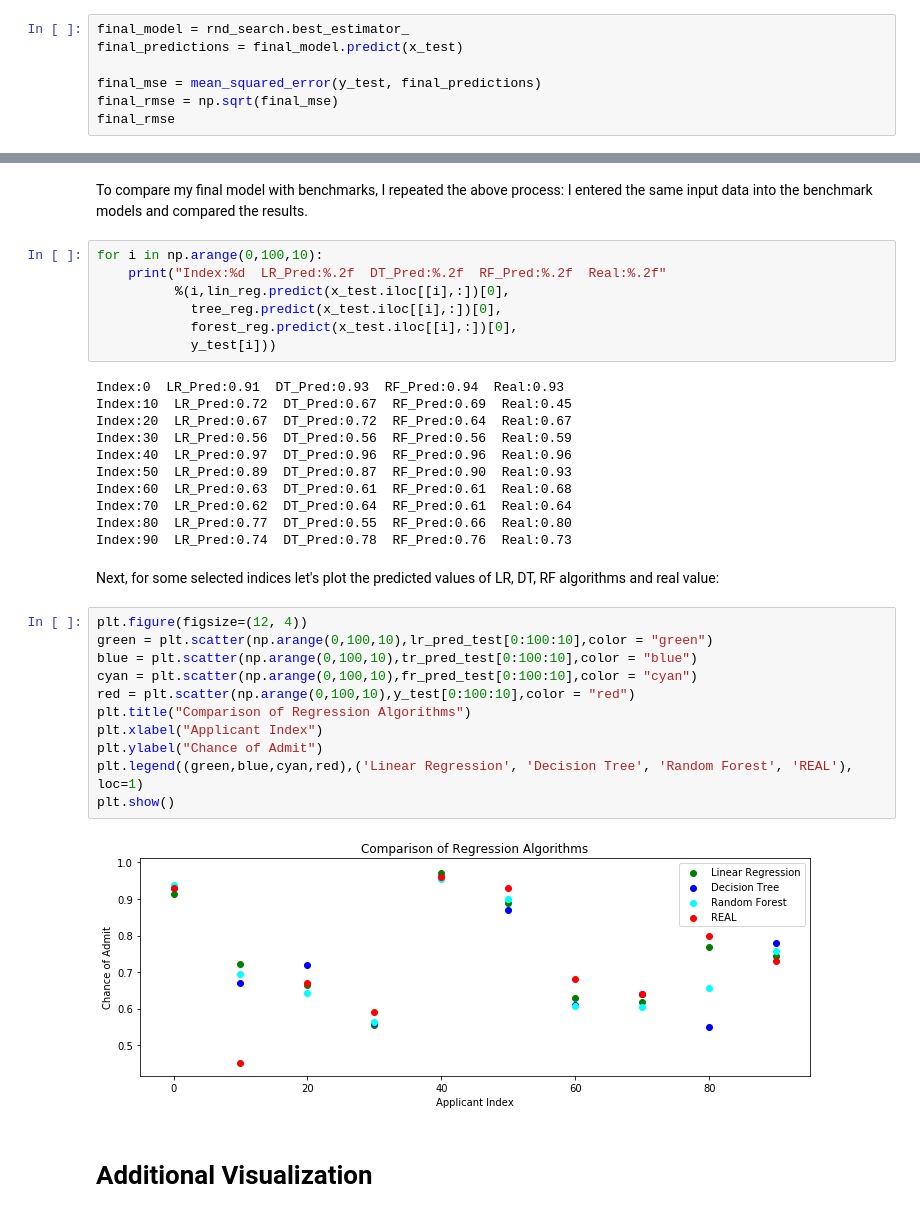
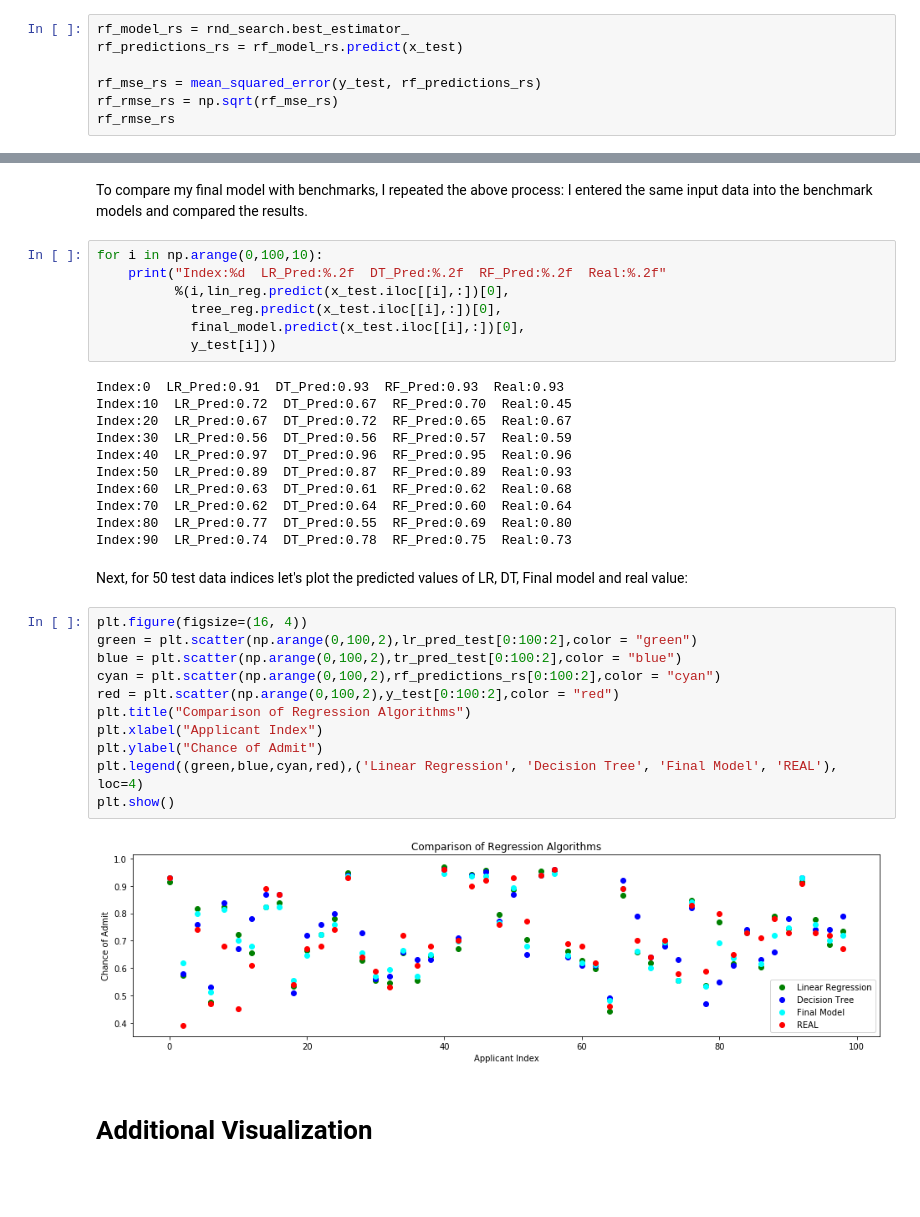
Before and after one commit to EndlessJoon/ML-Nanodegree, a Jupyter notebook: capstone/capstone.ipynb, the cells around one changed output, grey strips where cells are left out. Saved outputs shown, nothing was run; the diff lists cells and outputs as text; blank space fills up the shorter version.

```diff
--- a/capstone/capstone.ipynb
+++ b/capstone/capstone.ipynb
@@ -548,12 +586,12 @@ sorted(zip(feature_importances, X), reverse=True)
  (0.05282948468118395, 'LOR '),
  (0.028206274450229767, 'Research')]
 # %%
-final_model = rnd_search.best_estimator_
-final_predictions = final_model.predict(x_test)
+rf_model_rs = rnd_search.best_estimator_
+rf_predictions_rs = rf_model_rs.predict(x_test)
 
-final_mse = mean_squared_error(y_test, final_predictions)
-final_rmse = np.sqrt(final_mse)
-final_rmse
+rf_mse_rs = mean_squared_error(y_test, rf_predictions_rs)
+rf_rmse_rs = np.sqrt(rf_mse_rs)
+rf_rmse_rs
 # %% [output]
 0.06309404902383602
 # %% [markdown]
@@ -586,34 +641,34 @@ for i in np.arange(0,100,10):
     print("Index:%d  LR_Pred:%.2f  DT_Pred:%.2f  RF_Pred:%.2f  Real:%.2f"
           %(i,lin_reg.predict(x_test.iloc[[i],:])[0],
             tree_reg.predict(x_test.iloc[[i],:])[0],
-            forest_reg.predict(x_test.iloc[[i],:])[0],
+            final_model.predict(x_test.iloc[[i],:])[0],
             y_test[i]))
 # %% [output]
-Index:0  LR_Pred:0.91  DT_Pred:0.93  RF_Pred:0.94  Real:0.93
-Index:10  LR_Pred:0.72  DT_Pred:0.67  RF_Pred:0.69  Real:0.45
-Index:20  LR_Pred:0.67  DT_Pred:0.72  RF_Pred:0.64  Real:0.67
-Index:30  LR_Pred:0.56  DT_Pred:0.56  RF_Pred:0.56  Real:0.59
-Index:40  LR_Pred:0.97  DT_Pred:0.96  RF_Pred:0.96  Real:0.96
-Index:50  LR_Pred:0.89  DT_Pred:0.87  RF_Pred:0.90  Real:0.93
-Index:60  LR_Pred:0.63  DT_Pred:0.61  RF_Pred:0.61  Real:0.68
-Index:70  LR_Pred:0.62  DT_Pred:0.64  RF_Pred:0.61  Real:0.64
-Index:80  LR_Pred:0.77  DT_Pred:0.55  RF_Pred:0.66  Real:0.80
-Index:90  LR_Pred:0.74  DT_Pred:0.78  RF_Pred:0.76  Real:0.73
+Index:0  LR_Pred:0.91  DT_Pred:0.93  RF_Pred:0.93  Real:0.93
+Index:10  LR_Pred:0.72  DT_Pred:0.67  RF_Pred:0.70  Real:0.45
+Index:20  LR_Pred:0.67  DT_Pred:0.72  RF_Pred:0.65  Real:0.67
+Index:30  LR_Pred:0.56  DT_Pred:0.56  RF_Pred:0.57  Real:0.59
+Index:40  LR_Pred:0.97  DT_Pred:0.96  RF_Pred:0.95  Real:0.96
+Index:50  LR_Pred:0.89  DT_Pred:0.87  RF_Pred:0.89  Real:0.93
+Index:60  LR_Pred:0.63  DT_Pred:0.61  RF_Pred:0.62  Real:0.68
+Index:70  LR_Pred:0.62  DT_Pred:0.64  RF_Pred:0.60  Real:0.64
+Index:80  LR_Pred:0.77  DT_Pred:0.55  RF_Pred:0.69  Real:0.80
+Index:90  LR_Pred:0.74  DT_Pred:0.78  RF_Pred:0.75  Real:0.73
 # %% [markdown]
-Next, for some selected indices let's plot the predicted values of LR, DT, RF algorithms and real value:
+Next, for 50 test data indices let's plot the predicted values of LR, DT, Final model and real value:
 # %%
-plt.figure(figsize=(12, 4))
-green = plt.scatter(np.arange(0,100,10),lr_pred_test[0:100:10],color = "green")
-blue = plt.scatter(np.arange(0,100,10),tr_pred_test[0:100:10],color = "blue")
-cyan = plt.scatter(np.arange(0,100,10),fr_pred_test[0:100:10],color = "cyan")
-red = plt.scatter(np.arange(0,100,10),y_test[0:100:10],color = "red")
+plt.figure(figsize=(16, 4))
+green = plt.scatter(np.arange(0,100,2),lr_pred_test[0:100:2],color = "green")
+blue = plt.scatter(np.arange(0,100,2),tr_pred_test[0:100:2],color = "blue")
+cyan = plt.scatter(np.arange(0,100,2),rf_predictions_rs[0:100:2],color = "cyan")
+red = plt.scatter(np.arange(0,100,2),y_test[0:100:2],color = "red")
 plt.title("Comparison of Regression Algorithms")
 plt.xlabel("Applicant Index")
 plt.ylabel("Chance of Admit")
-plt.legend((green,blue,cyan,red),('Linear Regression', 'Decision Tree', 'Random Forest', 'REAL'), loc=1)
+plt.legend((green,blue,cyan,red),('Linear Regression', 'Decision Tree', 'Final Model', 'REAL'), loc=4)
 plt.show()
 # %% [output]
-[figure, old version]
+[figure, new version]
 # %% [markdown]
 # Additional Visualization
 # %% [markdown]
```
Also changed, not shown: parts of 24 cells of this notebook.
